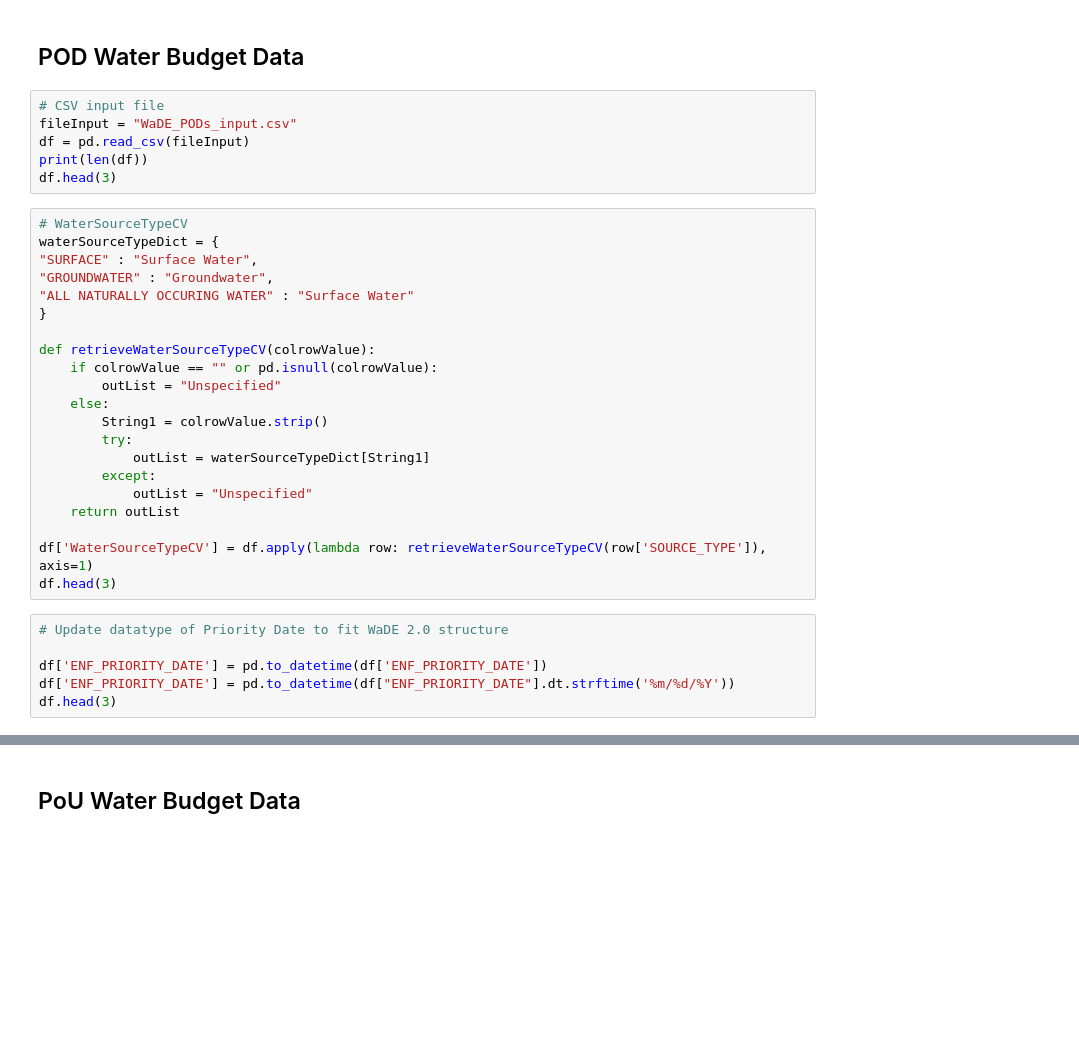
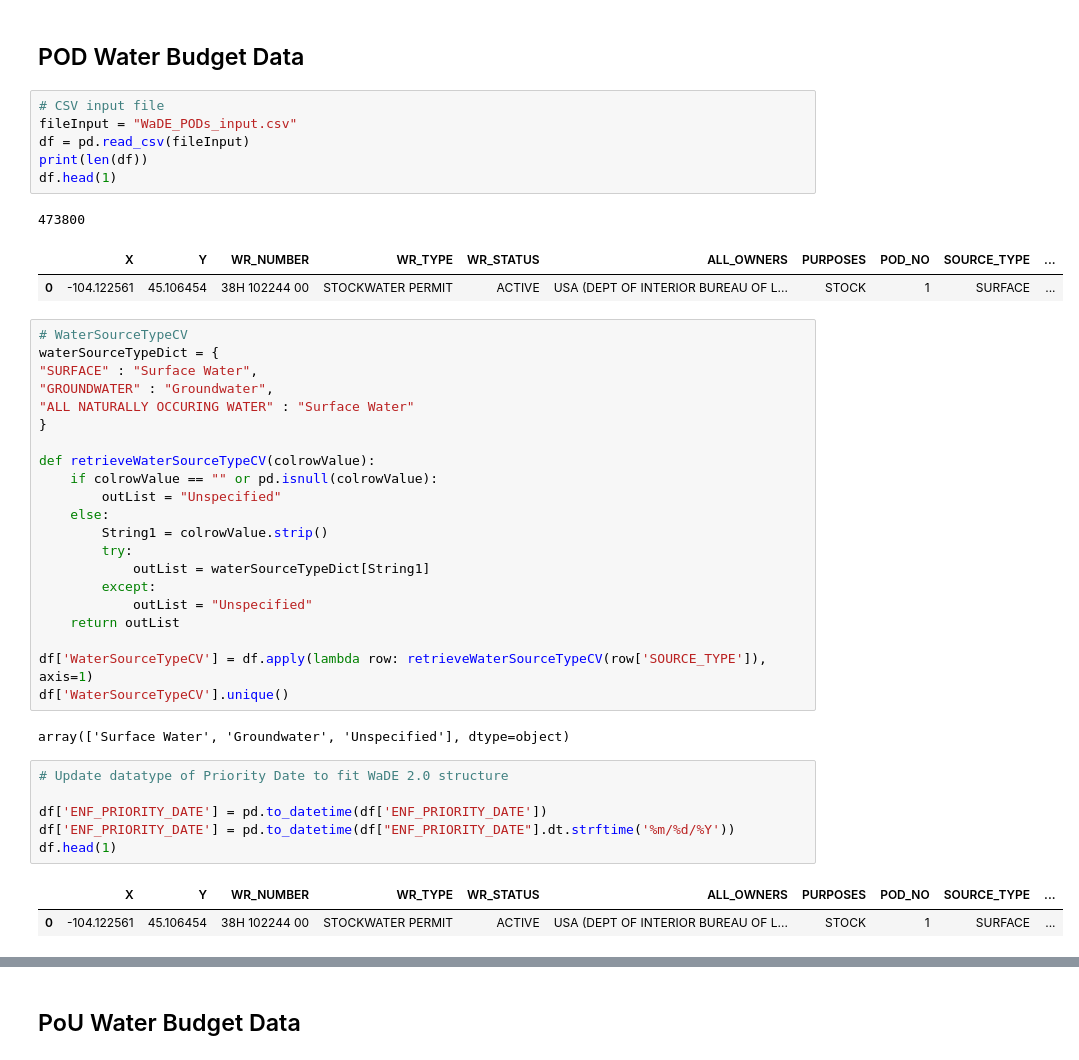
Before and after one commit to WSWCWaterDataExchange/MappingStatesDataToWaDE2.0, a Jupyter notebook: Montana/WaterAllocation/0_PreProcessMontanaWaterRightData.ipynb, the cells around one changed output, grey strips where cells are left out. Saved outputs shown, nothing was run; the diff lists cells and outputs as text; blank space fills up the shorter version.

```diff
--- a/Montana/WaterAllocation/0_PreProcessMontanaWaterRightData.ipynb
+++ b/Montana/WaterAllocation/0_PreProcessMontanaWaterRightData.ipynb
@@ -26,9 +26,13 @@ columnsList = ["in_GNISFeatureNameCV",	"in_WaterQualityIndicatorCV",	"in_WaterSo
 # %%
 # CSV input file
 fileInput = "WaDE_PODs_input.csv"
 df = pd.read_csv(fileInput)
 print(len(df))
-df.head(3)
+df.head(1)
+# %% [output]
+473800
+|  | X | Y | WR_NUMBER | WR_TYPE | WR_STATUS | ALL_OWNERS | PURPOSES | POD_NO | SOURCE_TYPE | ... |
+| 0 | -104.122561 | 45.106454 | 38H 102244 00 | STOCKWATER PERMIT | ACTIVE | USA (DEPT OF INTERIOR BUREAU OF L... | STOCK | 1 | SURFACE | ... |
 # %%
 # WaterSourceTypeCV
 waterSourceTypeDict = {
@@ -49,13 +53,18 @@ def retrieveWaterSourceTypeCV(colrowValue):
     return outList
 
 df['WaterSourceTypeCV'] = df.apply(lambda row: retrieveWaterSourceTypeCV(row['SOURCE_TYPE']), axis=1)
-df.head(3)
+df['WaterSourceTypeCV'].unique()
+# %% [output]
+array(['Surface Water', 'Groundwater', 'Unspecified'], dtype=object)
 # %%
 # Update datatype of Priority Date to fit WaDE 2.0 structure
 
 df['ENF_PRIORITY_DATE'] = pd.to_datetime(df['ENF_PRIORITY_DATE'])
 df['ENF_PRIORITY_DATE'] = pd.to_datetime(df["ENF_PRIORITY_DATE"].dt.strftime('%m/%d/%Y'))
-df.head(3)
+df.head(1)
+# %% [output]
+|  | X | Y | WR_NUMBER | WR_TYPE | WR_STATUS | ALL_OWNERS | PURPOSES | POD_NO | SOURCE_TYPE | ... |
+| 0 | -104.122561 | 45.106454 | 38H 102244 00 | STOCKWATER PERMIT | ACTIVE | USA (DEPT OF INTERIOR BUREAU OF L... | STOCK | 1 | SURFACE | ... |
 # %%
 # Creating easy MethodTypeCV retreival for AllocationsAmounts_fact sheet.
 
```
Also changed, not shown: parts of 26 cells of this notebook, 26 other files.
